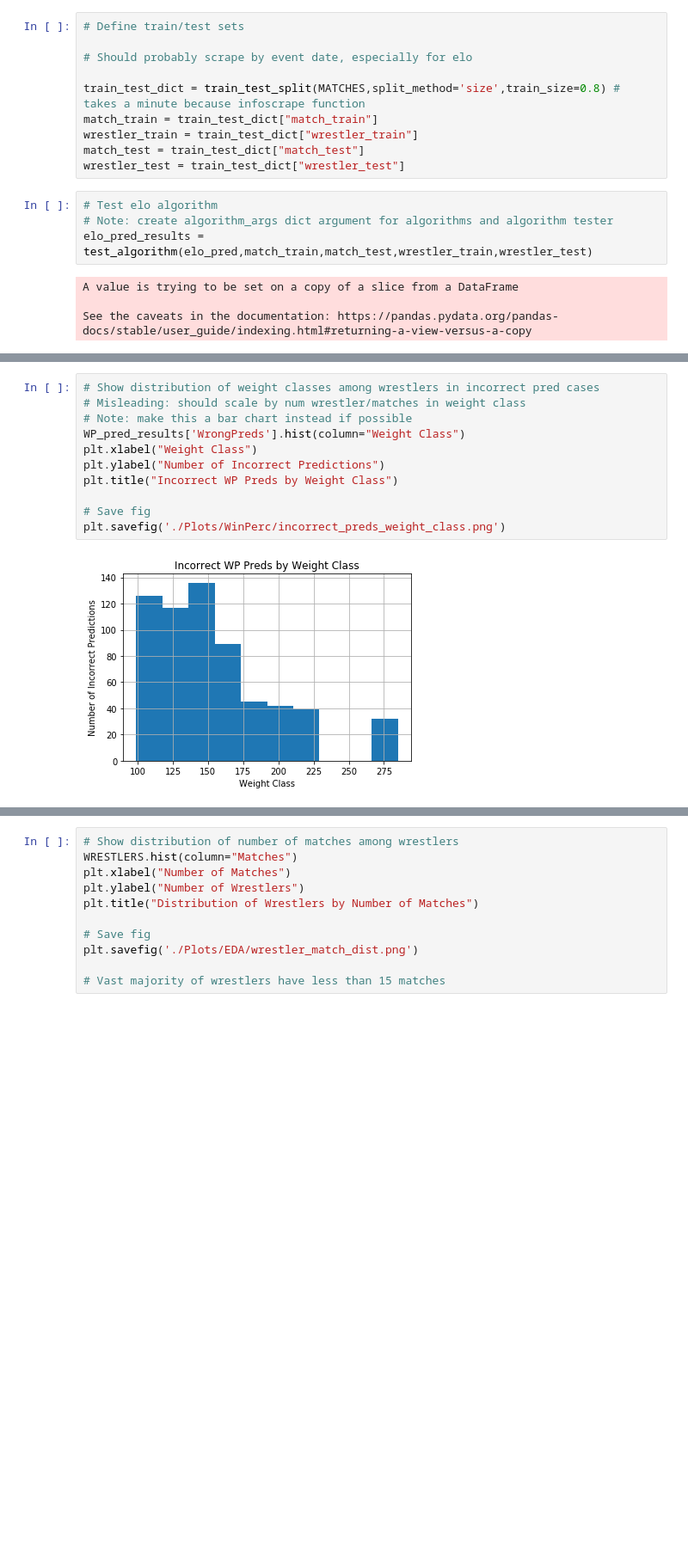
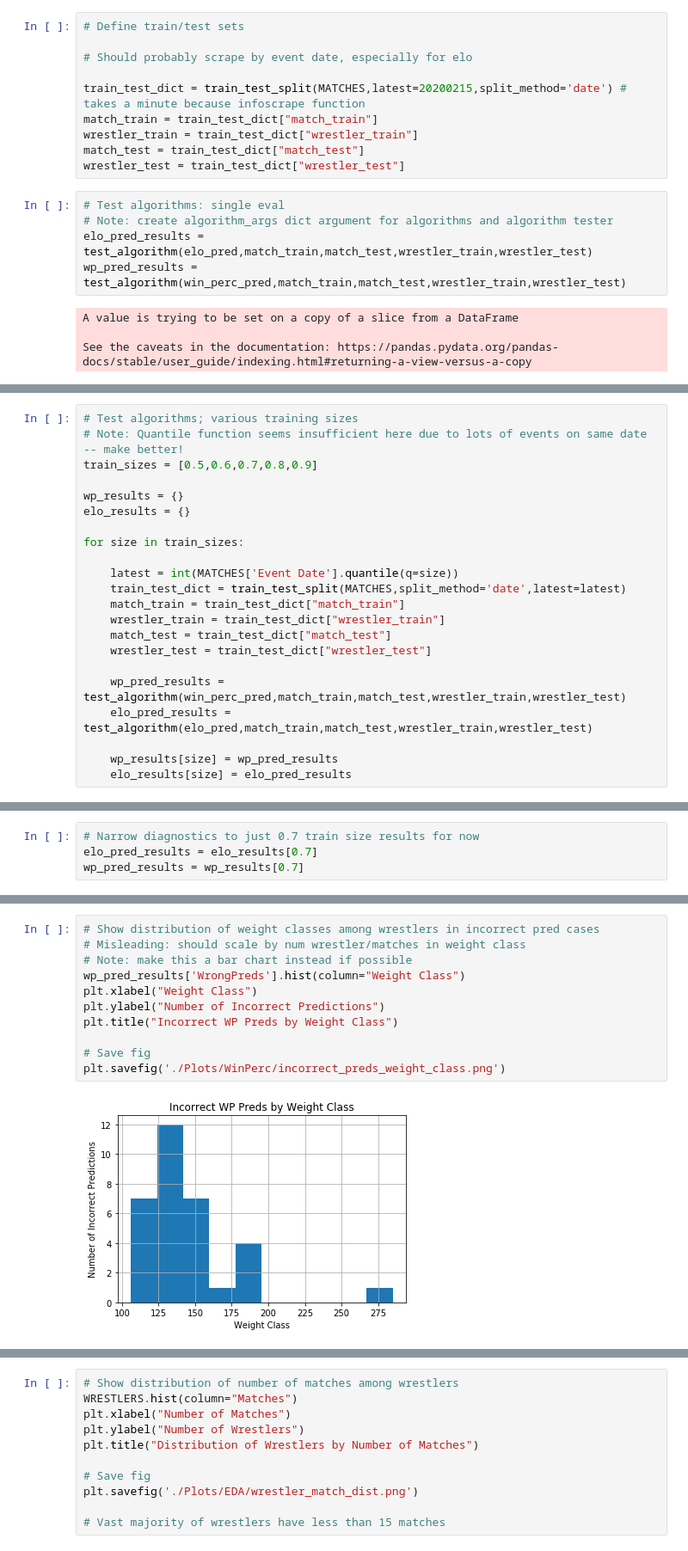
Before and after one commit to ungersk1998/spring2020-WrestlingRankingResearch, a Jupyter notebook: Wrestling Ranking Algorithm.ipynb, the cells around one changed output, grey strips where cells are left out. Shown at 86% size. Saved outputs shown, nothing was run; the diff lists cells and outputs as text; blank space fills up the shorter version.

Commit message:
Streamlined Elo
Made elo algorithm run efficiently. Added more diagnostic plots.

```diff
--- a/Wrestling Ranking Algorithm.ipynb
+++ b/Wrestling Ranking Algorithm.ipynb
@@ -482,15 +512,16 @@ def test_algorithm(algorithm,match_train,match_test,wrestler_train,wrestler_test
 
 # Should probably scrape by event date, especially for elo
 
-train_test_dict = train_test_split(MATCHES,split_method='size',train_size=0.8) # takes a minute because infoscrape function
+train_test_dict = train_test_split(MATCHES,latest=20200215,split_method='date') # takes a minute because infoscrape function
 match_train = train_test_dict["match_train"]
 wrestler_train = train_test_dict["wrestler_train"]
 match_test = train_test_dict["match_test"]
 wrestler_test = train_test_dict["wrestler_test"]
 # %%
-# Test elo algorithm
+# Test algorithms: single eval
 # Note: create algorithm_args dict argument for algorithms and algorithm tester
 elo_pred_results = test_algorithm(elo_pred,match_train,match_test,wrestler_train,wrestler_test)
+wp_pred_results = test_algorithm(win_perc_pred,match_train,match_test,wrestler_train,wrestler_test)
 # %% [output]
 A value is trying to be set on a copy of a slice from a DataFrame
 
@@ -501,0 +535,22 @@ elo_pred_results['Accuracy']
+# %%
+# Test algorithms; various training sizes
+# Note: Quantile function seems insufficient here due to lots of events on same date -- make better!
+train_sizes = [0.5,0.6,0.7,0.8,0.9]
+
+wp_results = {}
+elo_results = {}
+
+for size in train_sizes:
+
+    latest = int(MATCHES['Event Date'].quantile(q=size))
+    train_test_dict = train_test_split(MATCHES,split_method='date',latest=latest)
+    match_train = train_test_dict["match_train"]
+    wrestler_train = train_test_dict["wrestler_train"]
+    match_test = train_test_dict["match_test"]
+    wrestler_test = train_test_dict["wrestler_test"]
+
+    wp_pred_results = test_algorithm(win_perc_pred,match_train,match_test,wrestler_train,wrestler_test)
+    elo_pred_results = test_algorithm(elo_pred,match_train,match_test,wrestler_train,wrestler_test)
+
+    wp_results[size] = wp_pred_results
+    elo_results[size] = elo_pred_results
@@ -502,3 +600,7 @@ elo_pred_results['Accuracy']
+# %%
+# Narrow diagnostics to just 0.7 train size results for now
+elo_pred_results = elo_results[0.7]
+wp_pred_results = wp_results[0.7]
 # %%
 # Show distribution of weight classes among wrestlers in incorrect pred cases
 # Misleading: should scale by num wrestler/matches in weight class
@@ -537,16 +629,16 @@ WP_pred_results['Accuracy']
 # %%
 # Show distribution of weight classes among wrestlers in incorrect pred cases
 # Misleading: should scale by num wrestler/matches in weight class
 # Note: make this a bar chart instead if possible
-WP_pred_results['WrongPreds'].hist(column="Weight Class")
+wp_pred_results['WrongPreds'].hist(column="Weight Class")
 plt.xlabel("Weight Class")
 plt.ylabel("Number of Incorrect Predictions")
 plt.title("Incorrect WP Preds by Weight Class")
 
 # Save fig
 plt.savefig('./Plots/WinPerc/incorrect_preds_weight_class.png')
 # %% [output]
-[figure, old version]
+[figure, new version]
 # %%
 # Show distribution of weight classes among wrestlers in incorrect pred cases
 # Misleading: should scale by num wrestler/matches in weight class
```
Also changed, not shown: parts of 21 cells of this notebook, 4 other files.
